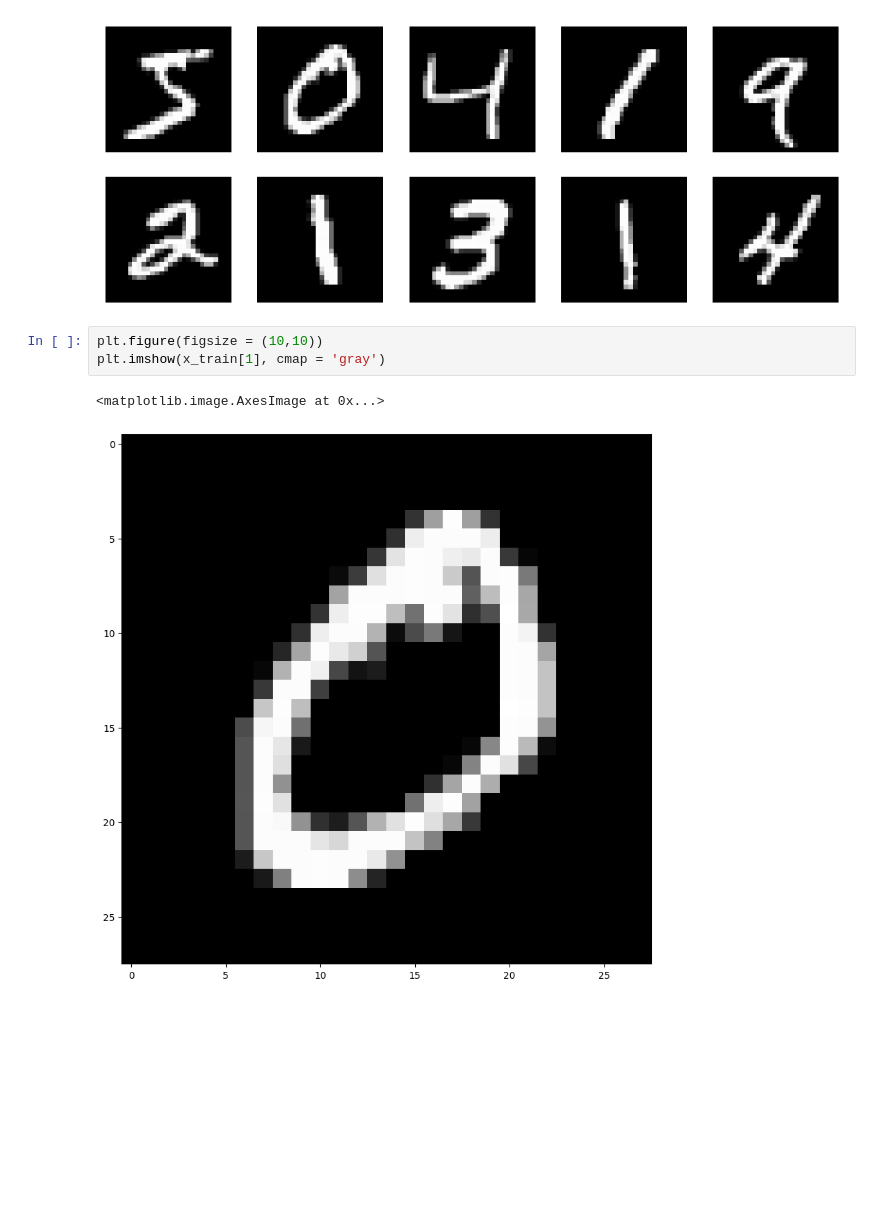
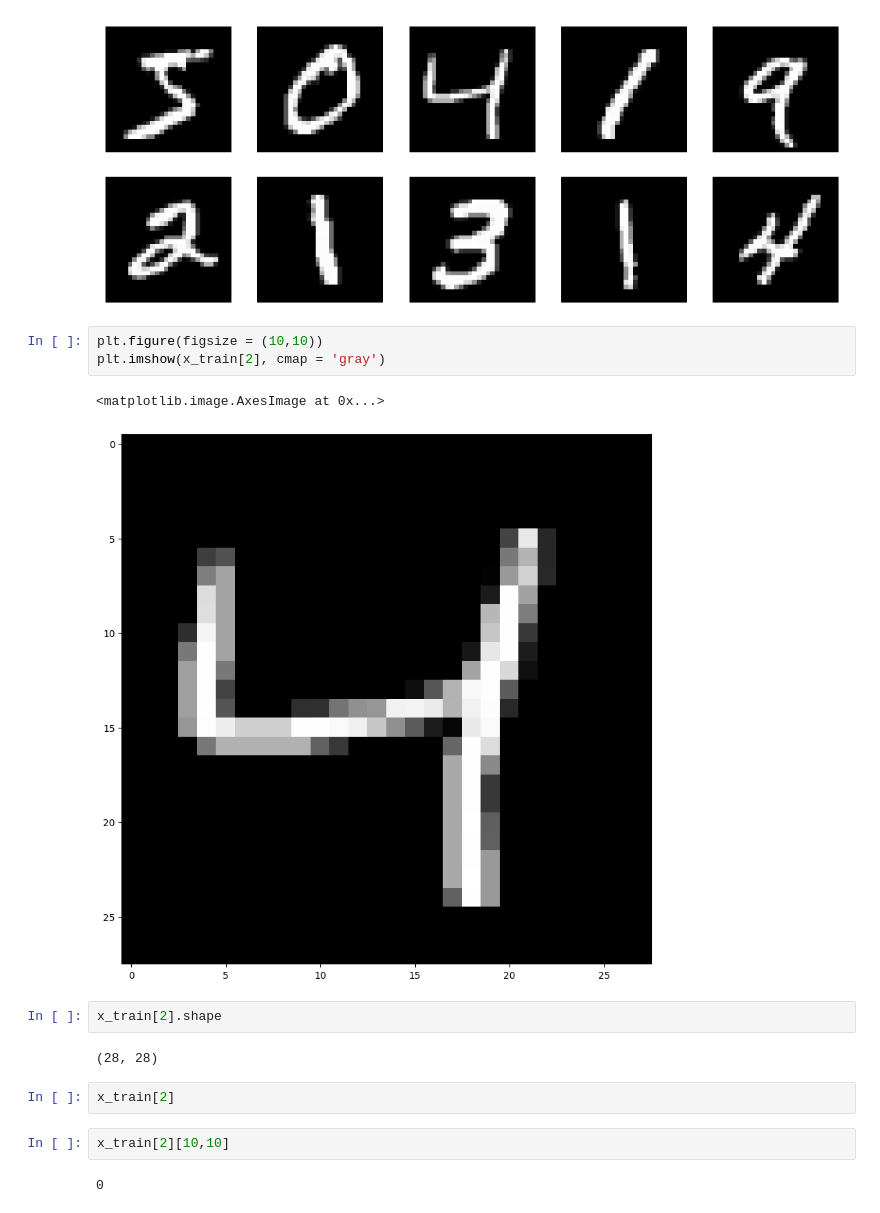
Before and after one commit to bulutirm/DigitRecognition, a Jupyter notebook: DigitRecognition.ipynb, the cells around one changed output. Drawn from its saved outputs; the diff is of its cells as text; blank space fills up the shorter version.

```diff
--- a/DigitRecognition.ipynb
+++ b/DigitRecognition.ipynb
@@ -57,7 +57,17 @@ visualize_img(x_train)
 [figure]
 # %%
 plt.figure(figsize = (10,10))
-plt.imshow(x_train[1], cmap = 'gray')
+plt.imshow(x_train[2], cmap = 'gray')
 # %% [output]
 <matplotlib.image.AxesImage at 0x...>
-[figure, old version]
+[figure, new version]
+# %%
+x_train[2].shape
+# %% [output]
+(28, 28)
+# %%
+x_train[2]
+# %%
+x_train[2][10,10]
+# %% [output]
+0
```
Also changed, not shown: parts of 41 cells of this notebook.
